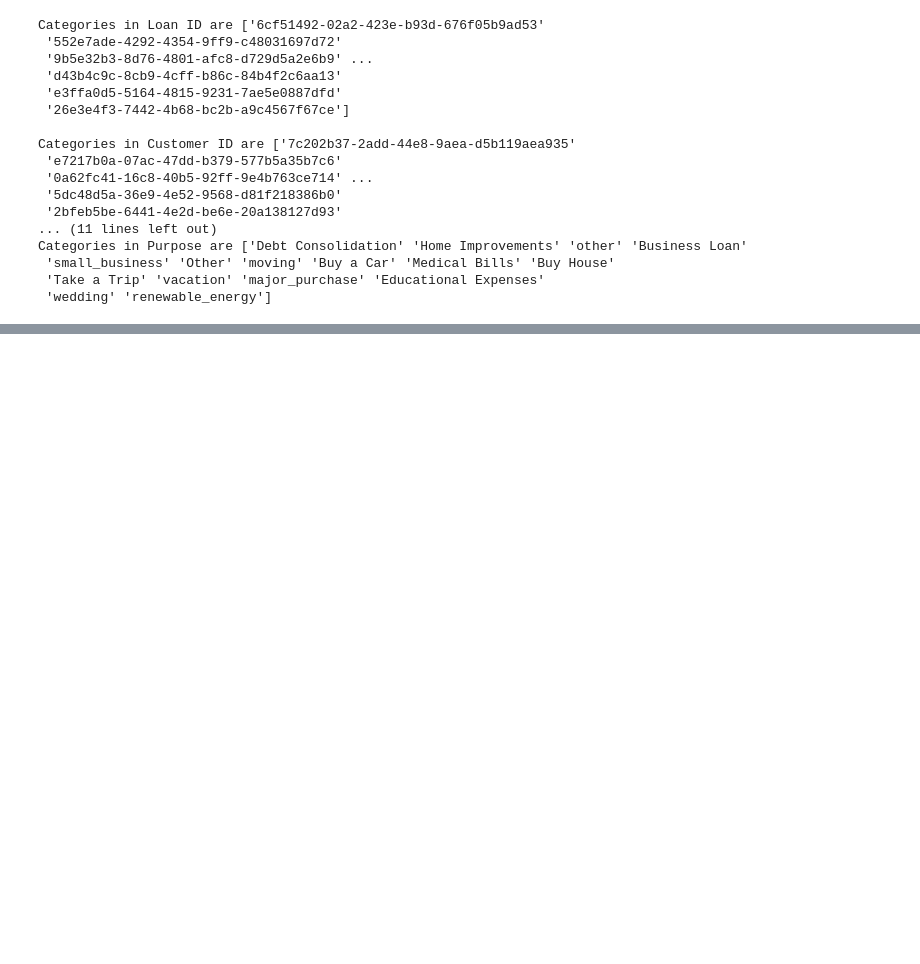
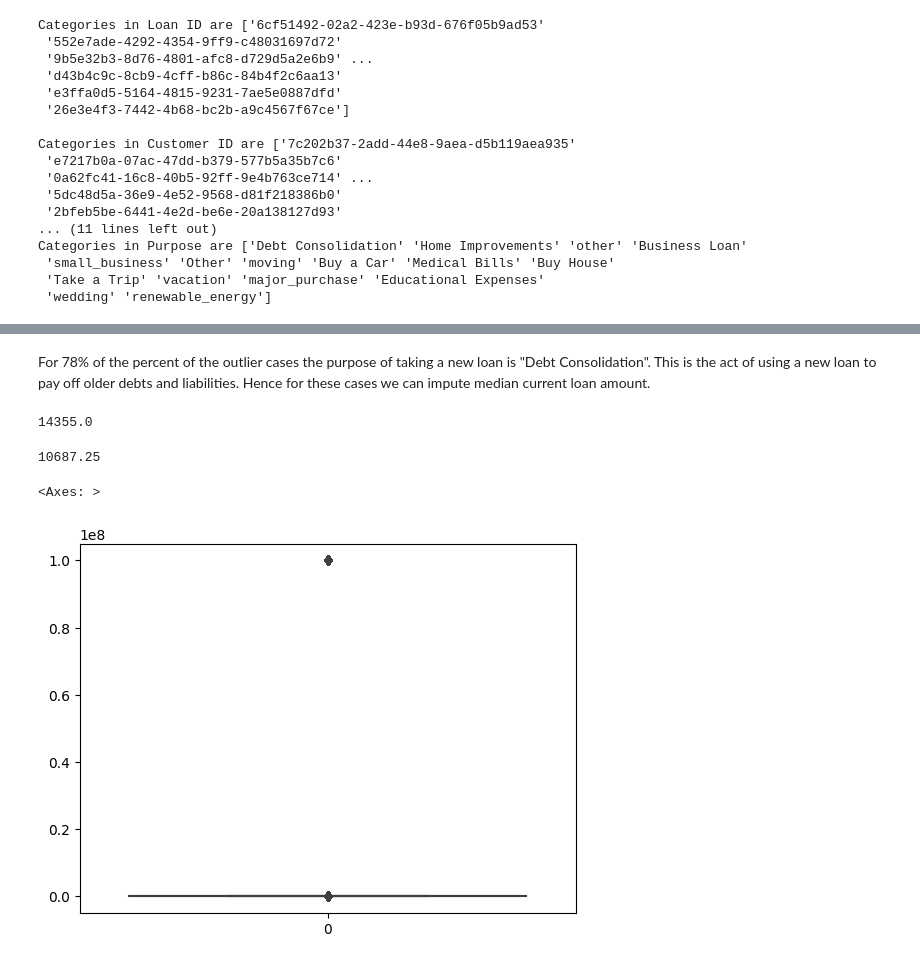
Before and after one commit to RohitDas92/Loan-Approval-Prediction-Project, a Jupyter notebook: loan_approval_prediction.ipynb, the cells around one changed output, grey strips where cells are left out. Drawn from its saved outputs; the diff is of its cells as text; code cells hidden in the pictures; blank space fills up the shorter version.

```diff
--- a/loan_approval_prediction.ipynb
+++ b/loan_approval_prediction.ipynb
@@ -272,0 +413,7 @@ Categories in Purpose are ['Debt Consolidation' 'Home Improvements' 'other' 'Bus
+# %% [markdown]
+For 78% of the percent of the outlier cases the purpose of taking a new loan is "Debt Consolidation". This is the act of using a new loan to pay off older debts and liabilities. Hence for these cases we can impute median current loan amount.
+# %%
+current_loan_amount_median = df_duplicates_removed['Current Loan Amount'].median()
+current_loan_amount_median
+# %% [output]
+14355.0
@@ -272,0 +424,16 @@ Categories in Purpose are ['Debt Consolidation' 'Home Improvements' 'other' 'Bus
+# %%
+Q1 = df_duplicates_removed['Current Loan Amount'].quantile(0.25)
+Q3 = df_duplicates_removed['Current Loan Amount'].quantile(0.75)
+IQR = Q3 - Q1
+print(IQR)
+outliers = df_duplicates_removed["Current Loan Amount"][
+    (df_duplicates_removed["Current Loan Amount"] < (Q1 - 1.5 * IQR)) |
+    (df_duplicates_removed["Current Loan Amount"] > (Q3 + 1.5 * IQR))
+]
+# %% [output]
+10687.25
+# %%
+sns.boxplot(data=df_duplicates_removed['Current Loan Amount'])
+# %% [output]
+<Axes: >
+[figure, added]
```
Also changed, not shown: parts of 24 cells of this notebook.
